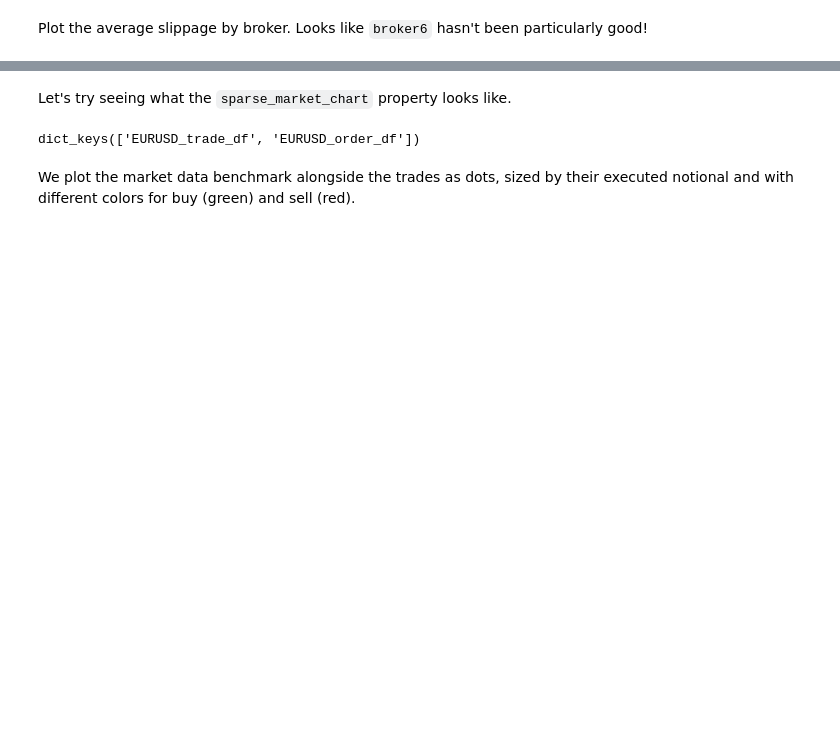
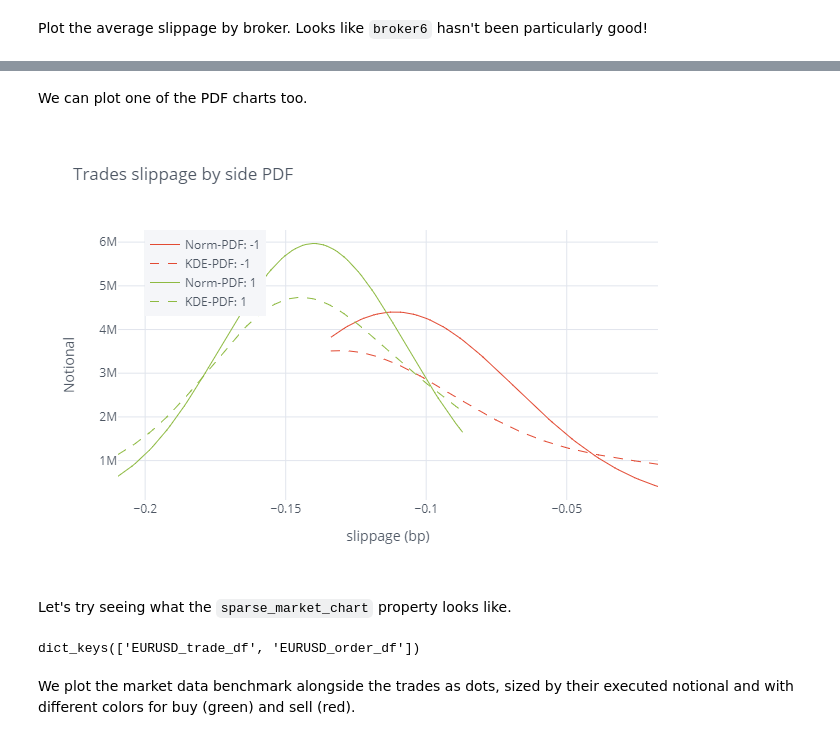
Before and after one commit to cuemacro/tcapy, a Jupyter notebook: tcapy_notebooks/introducing_tcapy.ipynb, the cells around one changed output, grey strips where cells are left out. Cells and saved outputs as stored; diff of their text form; code cells hidden in the pictures; blank space fills up the shorter version.

```diff
--- a/tcapy_notebooks/introducing_tcapy.ipynb
+++ b/tcapy_notebooks/introducing_tcapy.ipynb
@@ -759,3 +765,9 @@ chart.plot(tca_results.bar_charts['order_df_slippage_by_broker_id'], engine='plo
+# %% [markdown]
+We can plot one of the PDF charts too.
+# %%
+chart.plot(tca_results.dist_charts['trade_df_slippage_by_side'], engine='plotly', style=style)
+# %% [output]
+[figure, added]
 # %% [markdown]
 Let's try seeing what the `sparse_market_chart` property looks like.
 # %%
```
Also changed, not shown: parts of 30 cells of this notebook, 36 other files.
